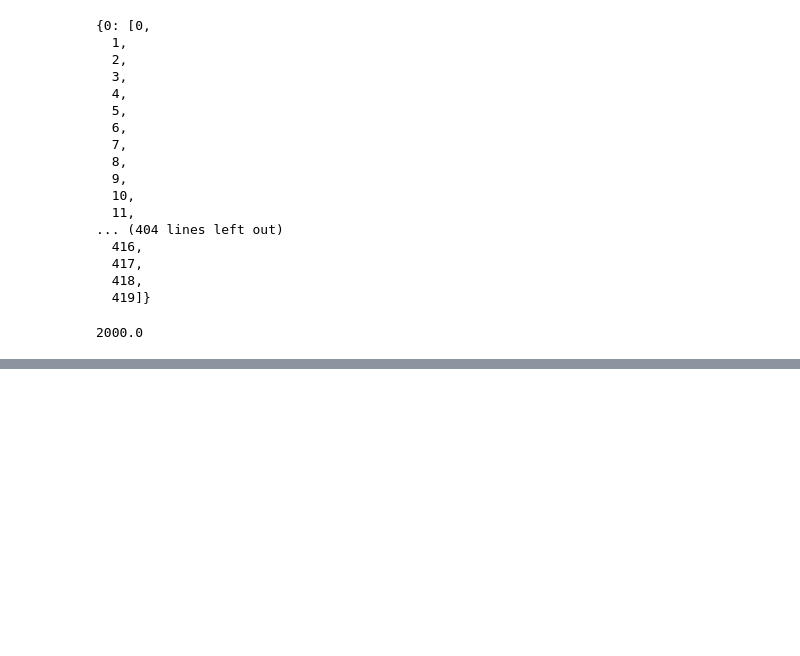
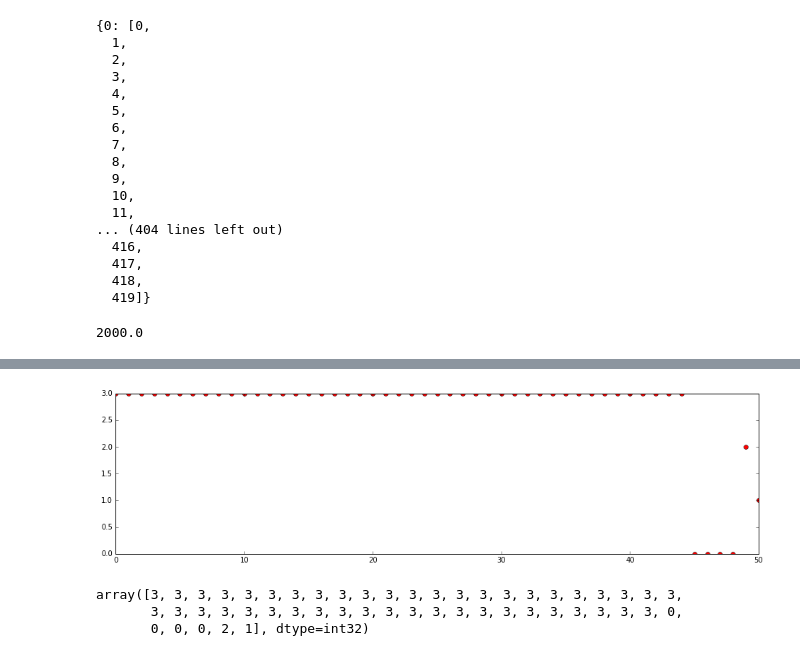
Before and after one commit to vslovik/dm, a Jupyter notebook: time_series/killbill4.ipynb, the cells around one changed output, grey strips where cells are left out. Cells and saved outputs as stored; diff of their text form; code cells hidden in the pictures; blank space fills up the shorter version.

```diff
--- a/time_series/killbill4.ipynb
+++ b/time_series/killbill4.ipynb
@@ -469,0 +505,15 @@ clusters
+# %%
+num_clusters = 4
+km = KMeans(n_clusters=num_clusters, init='k-means++') # k-means++ random
+km.fit(my_series.T)
+plt.plot(km.labels_, 'ro')
+plt.show()
+# %% [output]
+[figure, added]
+# %%
+labels = km.predict(my_series.T)
+labels
+# %% [output]
+array([3, 3, 3, 3, 3, 3, 3, 3, 3, 3, 3, 3, 3, 3, 3, 3, 3, 3, 3, 3, 3, 3, 3,
+       3, 3, 3, 3, 3, 3, 3, 3, 3, 3, 3, 3, 3, 3, 3, 3, 3, 3, 3, 3, 3, 3, 0,
+       0, 0, 0, 2, 1], dtype=int32)
```
Also changed, not shown: parts of 5 cells of this notebook.
